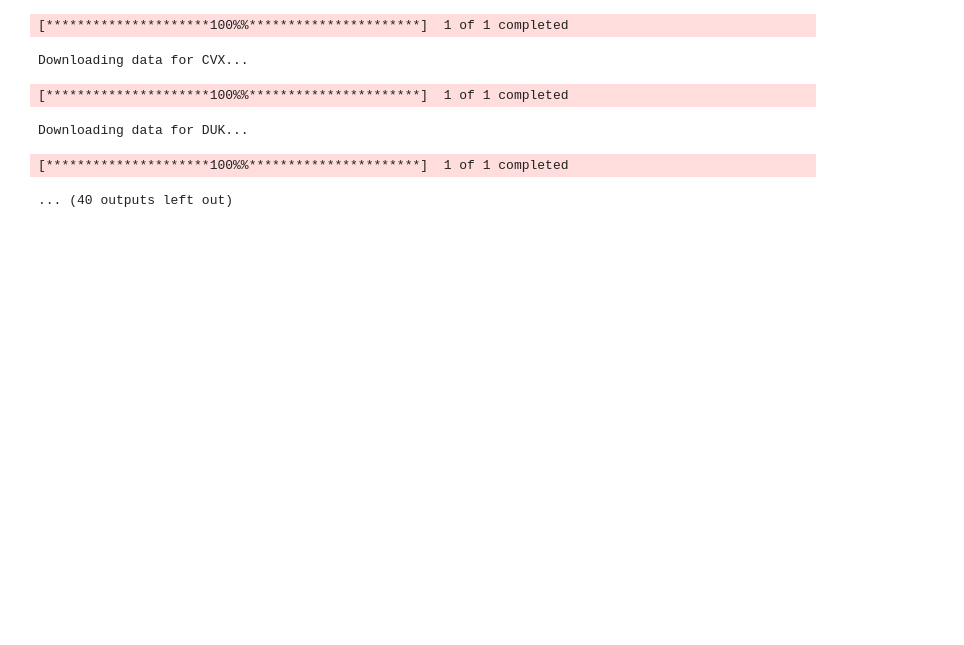
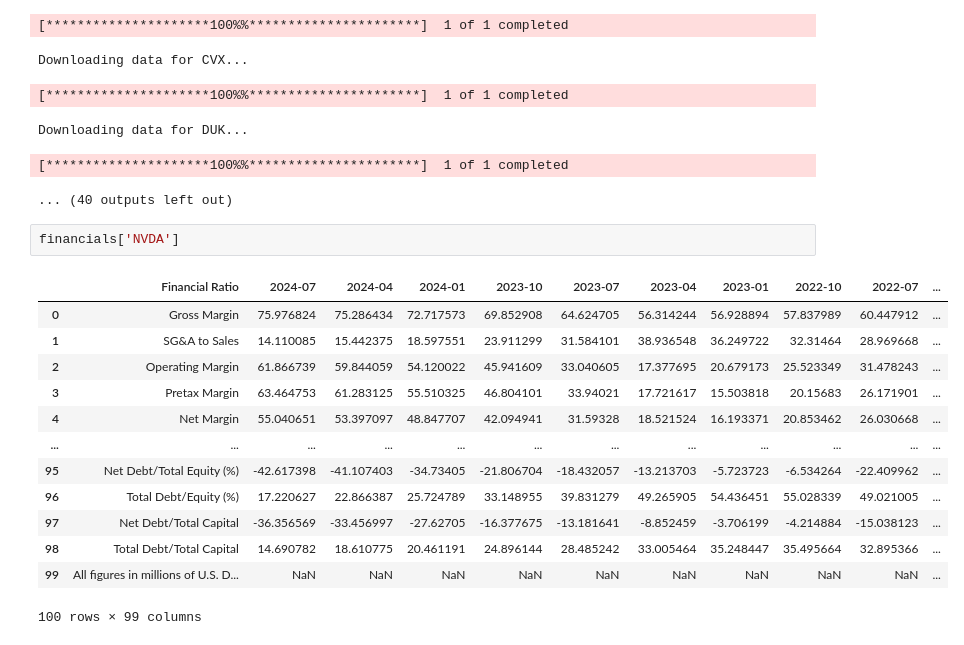
Before and after one commit to Luis1Soto/New_Asset_Allocation, a Jupyter notebook: Sim1.ipynb, the cells around one changed output. Saved outputs shown, nothing was run; the diff lists cells and outputs as text; blank space fills up the shorter version.

```diff
--- a/Sim1.ipynb
+++ b/Sim1.ipynb
@@ -24,3 +24,19 @@ Downloading data for CVX...
 Downloading data for DUK...
 [*********************100%%**********************]  1 of 1 completed
 ... (40 outputs left out)
+# %%
+financials['NVDA']
+# %% [output]
+|  | Financial Ratio | 2024-07 | 2024-04 | 2024-01 | 2023-10 | 2023-07 | 2023-04 | 2023-01 | 2022-10 | 2022-07 | ... |
+| 0 | Gross Margin | 75.976824 | 75.286434 | 72.717573 | 69.852908 | 64.624705 | 56.314244 | 56.928894 | 57.837989 | 60.447912 | ... |
+| 1 | SG&A to Sales | 14.110085 | 15.442375 | 18.597551 | 23.911299 | 31.584101 | 38.936548 | 36.249722 | 32.31464 | 28.969668 | ... |
+| 2 | Operating Margin | 61.866739 | 59.844059 | 54.120022 | 45.941609 | 33.040605 | 17.377695 | 20.679173 | 25.523349 | 31.478243 | ... |
+| 3 | Pretax Margin | 63.464753 | 61.283125 | 55.510325 | 46.804101 | 33.94021 | 17.721617 | 15.503818 | 20.15683 | 26.171901 | ... |
+| 4 | Net Margin | 55.040651 | 53.397097 | 48.847707 | 42.094941 | 31.59328 | 18.521524 | 16.193371 | 20.853462 | 26.030668 | ... |
+| ... | ... | ... | ... | ... | ... | ... | ... | ... | ... | ... | ... |
+| 95 | Net Debt/Total Equity (%) | -42.617398 | -41.107403 | -34.73405 | -21.806704 | -18.432057 | -13.213703 | -5.723723 | -6.534264 | -22.409962 | ... |
+| 96 | Total Debt/Equity (%) | 17.220627 | 22.866387 | 25.724789 | 33.148955 | 39.831279 | 49.265905 | 54.436451 | 55.028339 | 49.021005 | ... |
+| 97 | Net Debt/Total Capital | -36.356569 | -33.456997 | -27.62705 | -16.377675 | -13.181641 | -8.852459 | -3.706199 | -4.214884 | -15.038123 | ... |
+| 98 | Total Debt/Total Capital | 14.690782 | 18.610775 | 20.461191 | 24.896144 | 28.485242 | 33.005464 | 35.248447 | 35.495664 | 32.895366 | ... |
+| 99 | All figures in millions of U.S. D... | NaN | NaN | NaN | NaN | NaN | NaN | NaN | NaN | NaN | ... |
+100 rows × 99 columns
```
Also changed, not shown: 2 other files.
